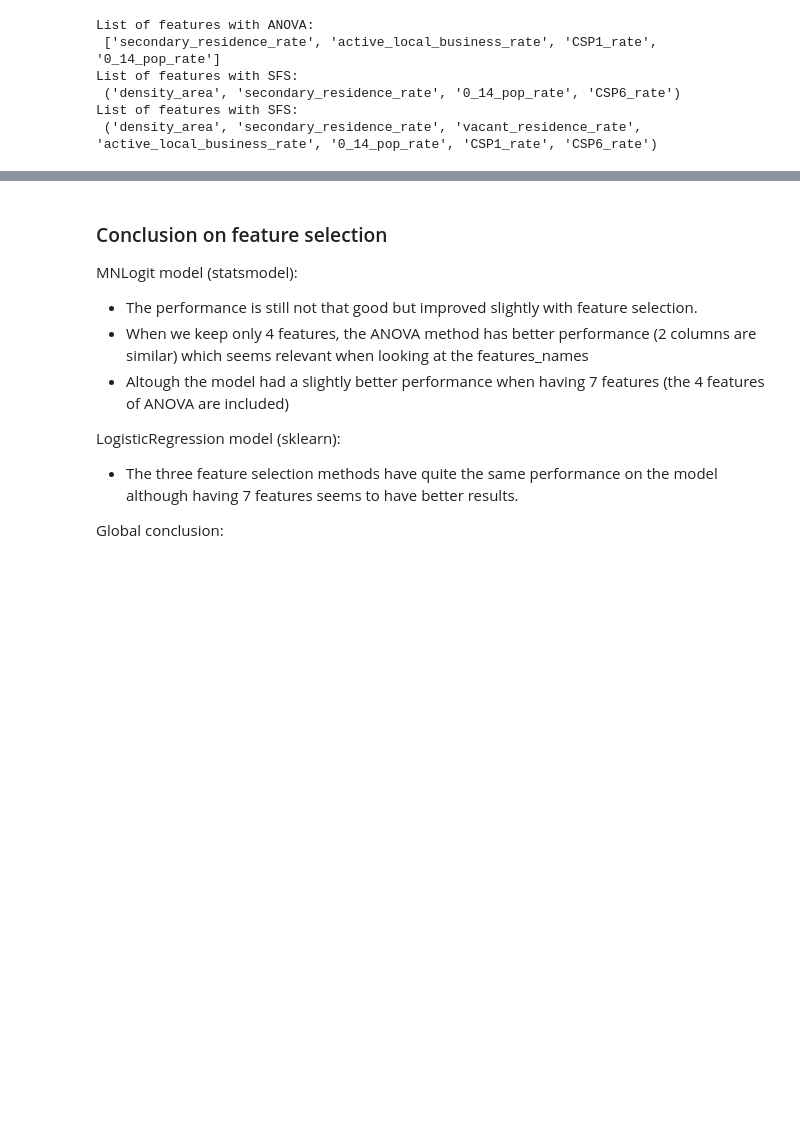
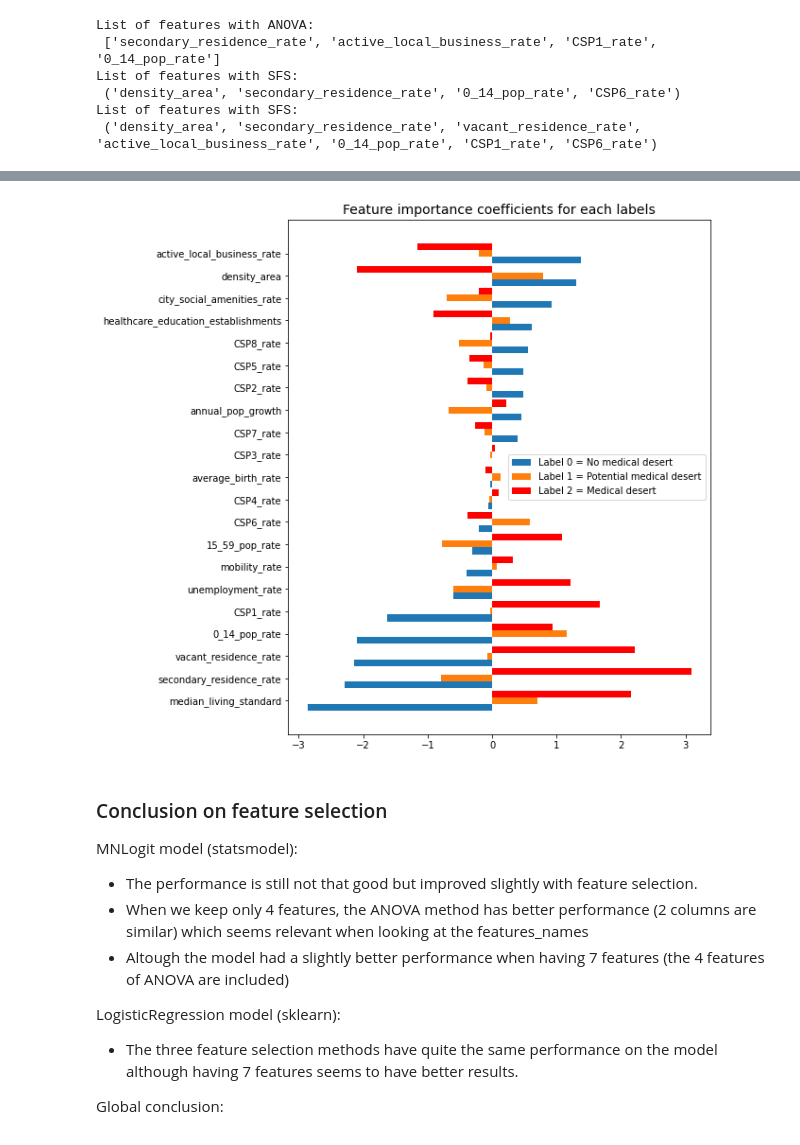
Before and after one commit to LudivineLacour/predict-medical-desert, a Jupyter notebook: code/classification_supervised_learning.ipynb, the cells around one changed output, grey strips where cells are left out. Saved outputs shown, nothing was run; the diff lists cells and outputs as text; code cells hidden in the pictures; blank space fills up the shorter version.

```diff
--- a/code/classification_supervised_learning.ipynb
+++ b/code/classification_supervised_learning.ipynb
@@ -458,7 +548,9 @@ def logistic_reg(X_train, y_train, X_test, y_test, method=''):
     print("Accuracy score for train sample:", accuracy_score(y_train, y_train_pred))
     print("Accuracy score for test sample:", accuracy_score(y_test, y_pred))
     print("Classification report: \n",classification_report(y_test, y_pred))
+    return y_pred, model
 # %%
+y_pred, model_all = logistic_reg(X_train, y_train, X_test, y_test, 'None of')
 logistic_reg(X_train_anova, y_train, X_test_anova, y_test, 'ANOVA')
 logistic_reg(X_train_sfs_4, y_train, X_test_sfs_4, y_test, 'SFS_4')
 logistic_reg(X_train_sfs_6, y_train, X_test_sfs_6, y_test, 'SFS_7')
@@ -483,3 +608,42 @@ weighted avg       0.46      0.47      0.46      4968
+# %%
+# Plot the results
+
+fig, ax = plt.subplots(figsize=(8,10))
+
+coef_0 = pd.DataFrame(list(zip(model_all.coef_[0], X_train.columns.values)))
+coef_1 = pd.DataFrame(list(zip(model_all.coef_[1], X_train.columns.values)))
+coef_2 = pd.DataFrame(list(zip(model_all.coef_[2], X_train.columns.values)))
+
+coef_0_sorted = coef_0.sort_values(by=0)
+feat_index = coef_0_sorted.index
+
+coef_1_reidx = coef_1.reindex(feat_index)
+coef_2_reidx = coef_2.reindex(feat_index)
+
+feat_scores = [score for score, feat in sorted_feat]
+feat_names = [feat for score, feat in sorted_feat]
+
+# width of the bars
+barWidth = 0.3
+
+# The y position of bars
+r1 = np.arange(coef_0_sorted.shape[0])
+r2 = [x + barWidth for x in r1]
+r3 = [x + barWidth for x in r2]
+
+plt.barh(r1, coef_0_sorted.loc[:,0], height=barWidth, label='Label 0 = No medical desert')
+plt.barh(r2, coef_1_reidx.loc[:,0], height=barWidth, label='Label 1 = Potential medical desert')
+plt.barh(r3, coef_2_reidx.loc[:,0], height=barWidth, color='red', label='Label 2 = Medical desert')
+
+plt.yticks([r + barWidth for r in range(coef_0_sorted.shape[0])],labels=coef_0_sorted.loc[:,1])
+
+plt.legend()
+plt.title('Feature importance coefficients for each labels', fontsize=14)
+
+plt.savefig('../img/logistic_regression_features_coef.png',bbox_inches='tight')
+plt.show()
+# %% [output]
+[figure, added]
 # %% [markdown]
 ### Conclusion on feature selection
 
```
Also changed, not shown: parts of 13 cells of this notebook, 6 other files.
